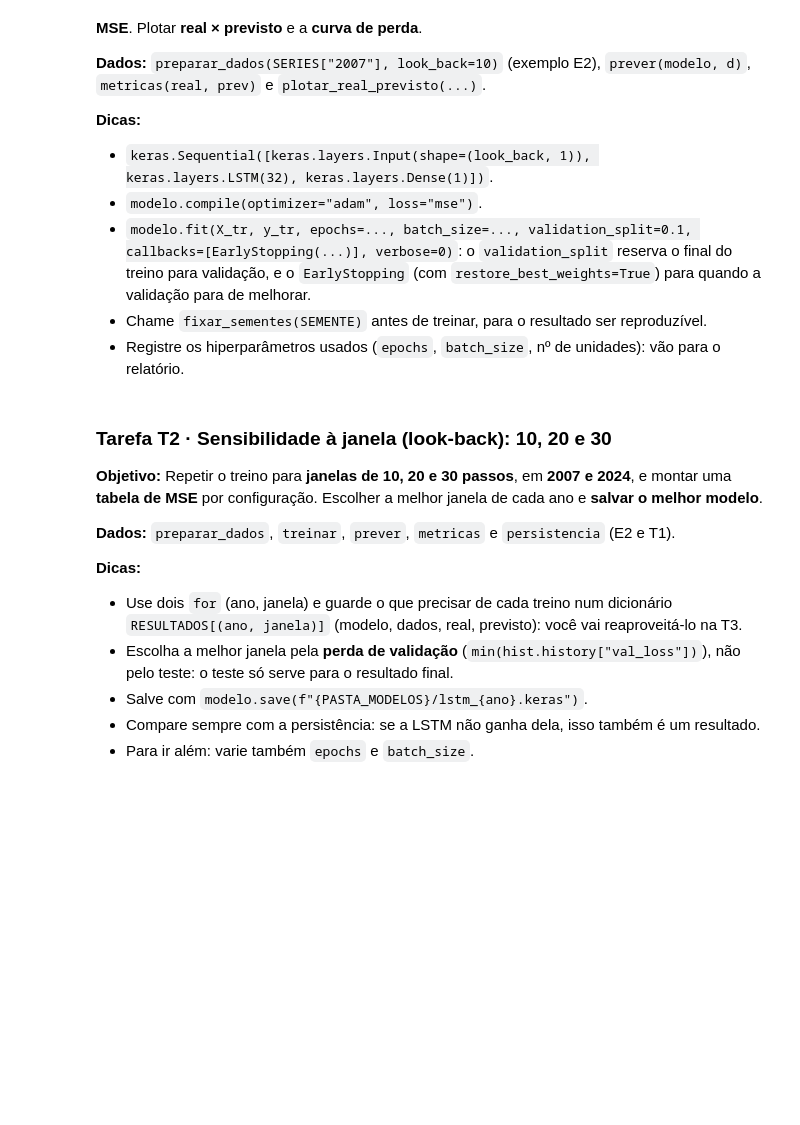
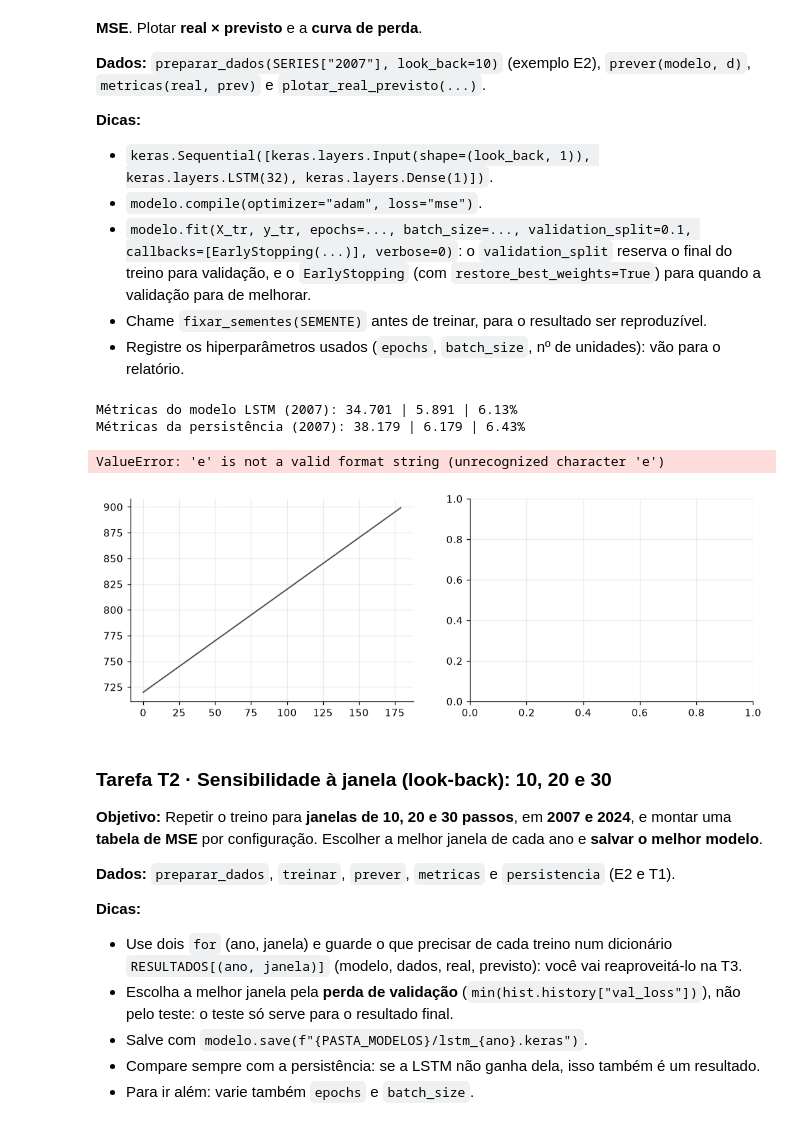
Before and after one commit to SeijiNoda/mc833-p3-lstm-networks, a Jupyter notebook: 02_LSTM.ipynb, the cells around one changed output. Drawn from its saved outputs; the diff is of its cells as text; code cells hidden in the pictures; blank space fills up the shorter version.

Commit message:
tarefa1 LSTM, ja com logy em loss

```diff
--- a/02_LSTM.ipynb
+++ b/02_LSTM.ipynb
@@ -197,18 +196,62 @@ treino = primeiros 720 pontos; escala do scaler (treino): 66.6 a 122.3 Mbps
 # %%
 def construir_modelo(look_back, unidades=32):
     """Arquitetura enxuta: uma camada LSTM seguida de uma camada densa (saída: o próximo ponto)."""
-    pass   # TODO: keras.Sequential com Input, LSTM e Dense(1); compile com otimizador adam e perda mse; devolva o modelo
+    # TODO: keras.Sequential com Input, LSTM e Dense(1); compile com otimizador adam e perda mse; devolva o modelo
+    modelo = keras.Sequential([keras.layers.Input(shape=(look_back, 1)), keras.layers.LSTM(32), keras.layers.Dense(1)])
+    modelo.compile(optimizer='adam', loss='mse')
+    return modelo
 
 def treinar(dados, look_back, epochs=50, batch_size=32, unidades=32):
     """Treina uma LSTM nos dados de treino. Devolve (modelo, historico)."""
     pass   # TODO: construir_modelo + fit (validation_split=0.1, EarlyStopping com restore_best_weights=True, verbose=0)
+    modelo = construir_modelo(look_back, unidades)
+    early_stopping = keras.callbacks.EarlyStopping(monitor='val_loss', patience=5, restore_best_weights=True)
+    historico = modelo.fit(dados['X_tr'], dados['y_tr'], epochs=epochs, batch_size=batch_size, validation_split=0.1, callbacks=[early_stopping], verbose=0)
+    return modelo, historico
 
 LOOK_BACK, EPOCHS, BATCH_SIZE = 10, 50, 32
 # TODO: 1) fixar_sementes(SEMENTE)
 #       2) d07 = preparar_dados(SERIES['2007'], LOOK_BACK)
 #       3) modelo07, hist07 = treinar(d07, LOOK_BACK, EPOCHS, BATCH_SIZE)
 #       4) real, prev = prever(modelo07, d07); calcule metricas(real, prev) e compare com metricas(real, persistencia(d07))
 #       5) figura 1x2: real × previsto (plotar_real_previsto) e curva de perda (hist07.history['loss'] e ['val_loss'])
+fixar_sementes(SEMENTE)
+d07 = preparar_dados(SERIES['2007'], LOOK_BACK)
+modelo07, hist07 = treinar(d07, LOOK_BACK, EPOCHS, BATCH_SIZE)
+real, prev = prever(modelo07, d07)
+m_prev = metricas(real, prev)
+m_pers = metricas(real, persistencia(d07))
+print(f"Métricas do modelo LSTM (2007): {m_prev['MSE (Mbps²)']:.3f} | {m_prev['RMSE (Mbps)']:.3f} | {m_prev['RMSE/média (%)']:.2f}%")
+print(f"Métricas da persistência (2007): {m_pers['MSE (Mbps²)']:.3f} | {m_pers['RMSE (Mbps)']:.3f} | {m_pers['RMSE/média (%)']:.2f}%")
+
+fig, axs = plt.subplots(1, 2, figsize=(11, 3.6))
+
+# 1. Gráfico da esquerda: Real × Previsto no conjunto de teste
+plotar_real_previsto(
+    axs[0],
+    d07['t_te'],
+    real,
+    prev,
+    COR['2007'],
+    "2007: Real × Previsto (teste)"
+)
+
+# 2. Gráfico da direita: Curva de perda do treino
+epochs_range = range(1, len(hist07.history['loss']) + 1)
+axs[1].plot(epochs_range, hist07.history['loss'], label='loss (treino)', lw=1.5)
+axs[1].plot(epochs_range, hist07.history['val_loss'], label='val_loss (validação)', lw=1.5)
+axs[1].set_title("Curva de perda (MSE)")
+axs[1].set_xlabel("Época")
+axs[1].set_ylabel("Perda (MSE normalizado)")
+axs[1].legend()
+
+plt.tight_layout()
+plt.show()
+# %% [output]
+Métricas do modelo LSTM (2007): 34.701 | 5.891 | 6.13%
+Métricas da persistência (2007): 38.179 | 6.179 | 6.43%
+ValueError: 'e' is not a valid format string (unrecognized character 'e')
+[figure, added]
 # %% [markdown]
 ### Tarefa T2 · Sensibilidade à janela (look-back): 10, 20 e 30
 
```
Also changed, not shown: parts of 2 cells of this notebook, 1 other file.
